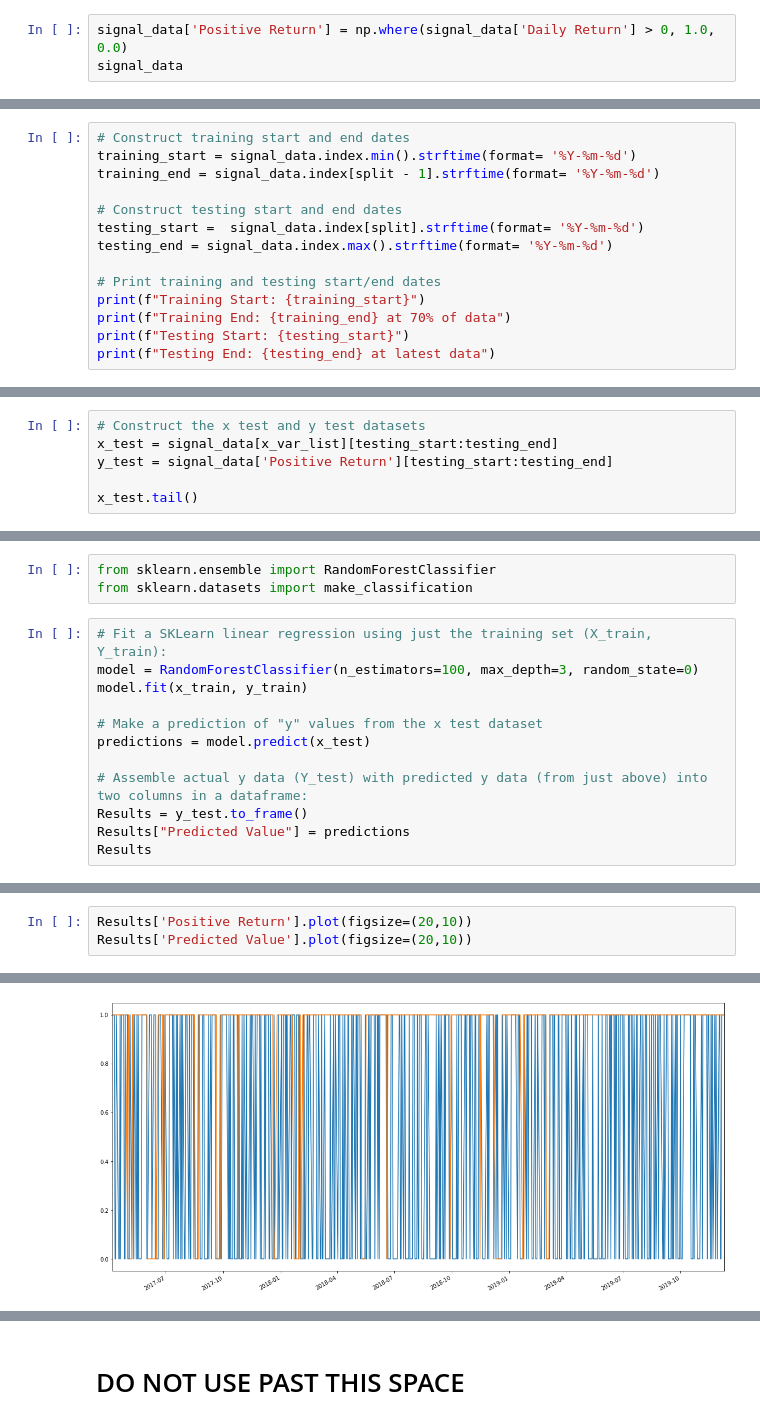
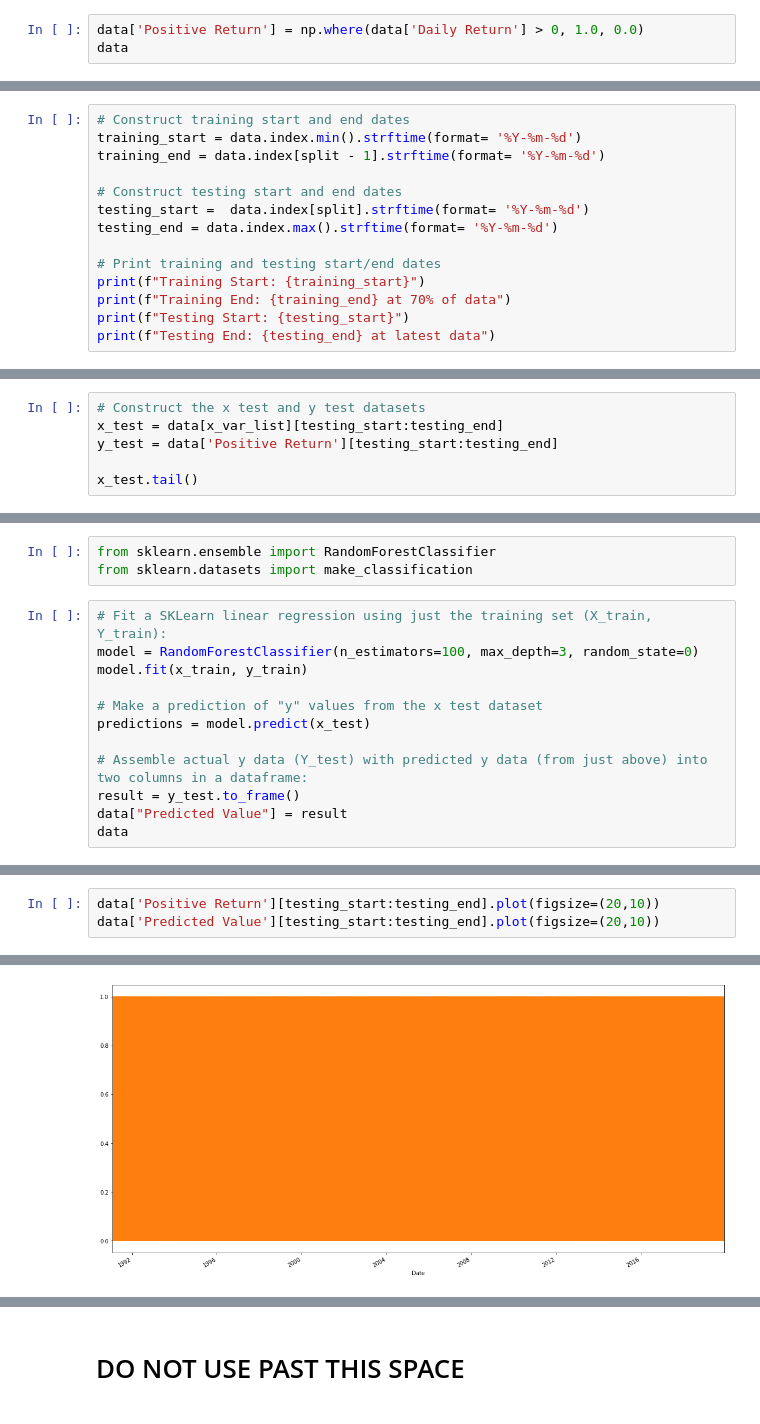
Before and after one commit to irayje/project_2, a Jupyter notebook: model_training.ipynb, the cells around one changed output, grey strips where cells are left out. Cells and saved outputs as stored; diff of their text form.

```diff
--- a/model_training.ipynb
+++ b/model_training.ipynb
@@ -251,6 +256,6 @@ signal_data.head()
 5 rows × 27 columns
 # %%
-signal_data['Positive Return'] = np.where(signal_data['Daily Return'] > 0, 1.0, 0.0)
-signal_data
+data['Positive Return'] = np.where(data['Daily Return'] > 0, 1.0, 0.0)
+data
 # %% [output]
 |  | Open | High | Low | Close | Adj Close | Volume | Daily Return | fast_close | slow_close | ... |
@@ -276,12 +282,12 @@ y_test = y[split:]
 split = int(0.7 * len(signal_data))
 # %%
 # Construct training start and end dates
-training_start = signal_data.index.min().strftime(format= '%Y-%m-%d')
-training_end = signal_data.index[split - 1].strftime(format= '%Y-%m-%d')
+training_start = data.index.min().strftime(format= '%Y-%m-%d')
+training_end = data.index[split - 1].strftime(format= '%Y-%m-%d')
 
 # Construct testing start and end dates
-testing_start =  signal_data.index[split].strftime(format= '%Y-%m-%d')
-testing_end = signal_data.index.max().strftime(format= '%Y-%m-%d')
+testing_start =  data.index[split].strftime(format= '%Y-%m-%d')
+testing_end = data.index.max().strftime(format= '%Y-%m-%d')
 
 # Print training and testing start/end dates
 print(f"Training Start: {training_start}")
@@ -309,7 +316,7 @@ x_train.tail()
 # %%
 # Construct the x test and y test datasets
-x_test = signal_data[x_var_list][testing_start:testing_end]
-y_test = signal_data['Positive Return'][testing_start:testing_end]
+x_test = data[x_var_list][testing_start:testing_end]
+y_test = data['Positive Return'][testing_start:testing_end]
 
 x_test.tail()
 # %% [output]
@@ -333,7 +341,7 @@ model.fit(x_train, y_train)
 predictions = model.predict(x_test)
 
 # Assemble actual y data (Y_test) with predicted y data (from just above) into two columns in a dataframe:
-Results = y_test.to_frame()
-Results["Predicted Value"] = predictions
-Results
+result = y_test.to_frame()
+data["Predicted Value"] = result
+data
 # %% [output]
@@ -353,7 +362,7 @@ Results
 # %%
-Results['Positive Return'].plot(figsize=(20,10))
-Results['Predicted Value'].plot(figsize=(20,10))
+data['Positive Return'][testing_start:testing_end].plot(figsize=(20,10))
+data['Predicted Value'][testing_start:testing_end].plot(figsize=(20,10))
 # %% [output]
 <matplotlib.axes._subplots.AxesSubplot at 0x...>
-[figure, old version]
+[figure, new version]
 # %%
```
Also changed, not shown: parts of 44 cells of this notebook.
